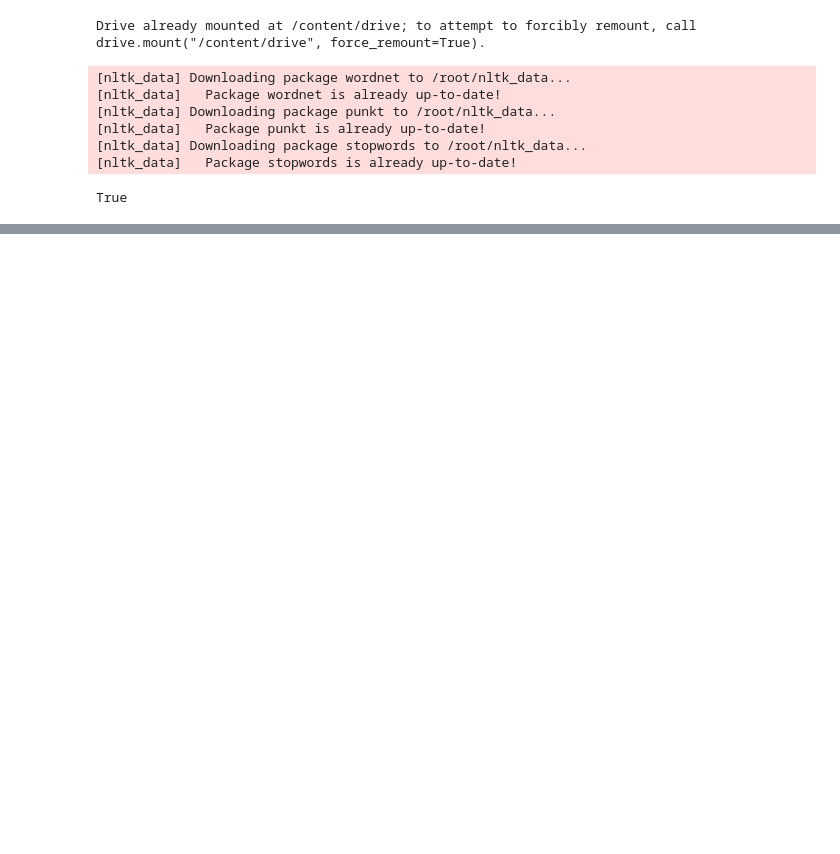
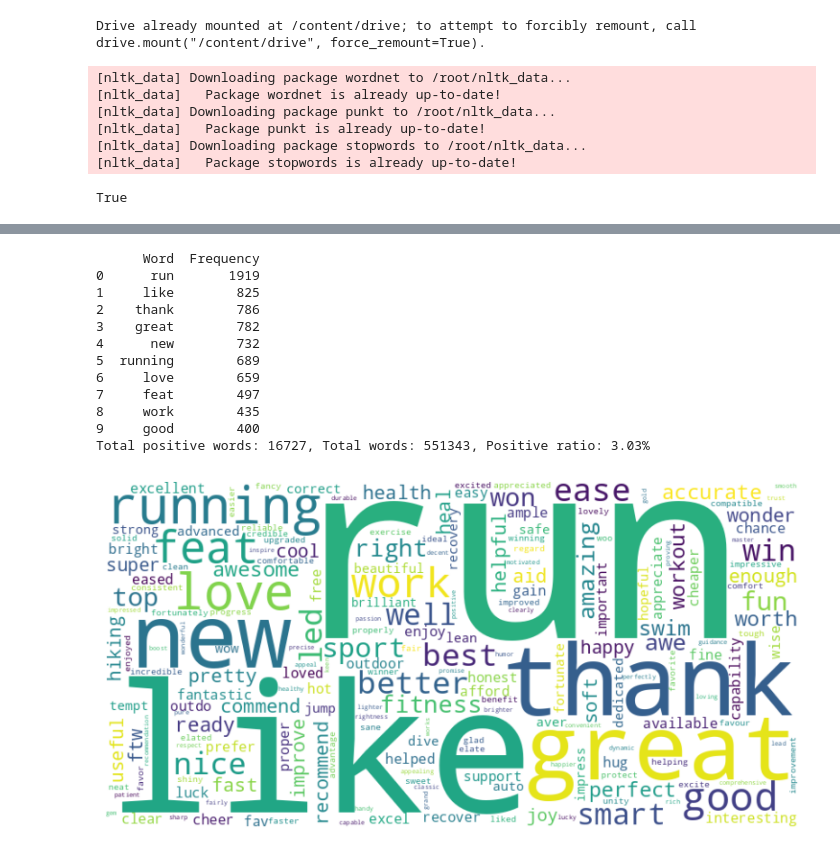
Before and after one commit to Christinahhb/UoG-ACCFIN5233-Group3, a Jupyter notebook: Information code/Garmin.ipynb, the cells around one changed output, grey strips where cells are left out. Cells and saved outputs as stored; diff of their text form; code cells hidden in the pictures; blank space fills up the shorter version.

```diff
--- a/Information code/Garmin.ipynb
+++ b/Information code/Garmin.ipynb
@@ -159,6 +147,5 @@ garmin marq athlete samsung galaxy watch active coros vertix gps adventure watch
 # %%
 #2020
 videoId_all4 = ['YmAjJijnP-s','hVDicb_IXGI','AZiKJTOo2JY','jHTEJjBGrGI','_nx_JRh7_7s','Uvg81kgWibU']
-getComment(videoId_all4,'Garmin2020')
-positive_words,negative_words,text4=read_text('Garmin2020')
+getComment(videoId_all4,'Garmin2020.txt',2020)
 # %% [output]
@@ -419,0 +353,28 @@ plt.show()
+# %%
+all_text = cltext+' '+cltext2+' '+cltext3+' '+cltext4+' '+cltext5+' '+cltext6+' '+cltext7
+positive_freq = positive(positive_words,all_text)
+from wordcloud import WordCloud
+import matplotlib.pyplot as plt
+
+
+
+wordcloud = WordCloud(width=800, height=400, background_color="white").generate_from_frequencies(positive_freq)
+
+plt.figure(figsize=(10, 5))
+plt.imshow(wordcloud, interpolation="bilinear")
+plt.axis("off")
+plt.show()
+# %% [output]
+      Word  Frequency
+0      run       1919
+1     like        825
+2    thank        786
+3    great        782
+4      new        732
+5  running        689
+6     love        659
+7     feat        497
+8     work        435
+9     good        400
+Total positive words: 16727, Total words: 551343, Positive ratio: 3.03%
+[figure, added]
```
Also changed, not shown: parts of 18 cells of this notebook, 7 other files.
